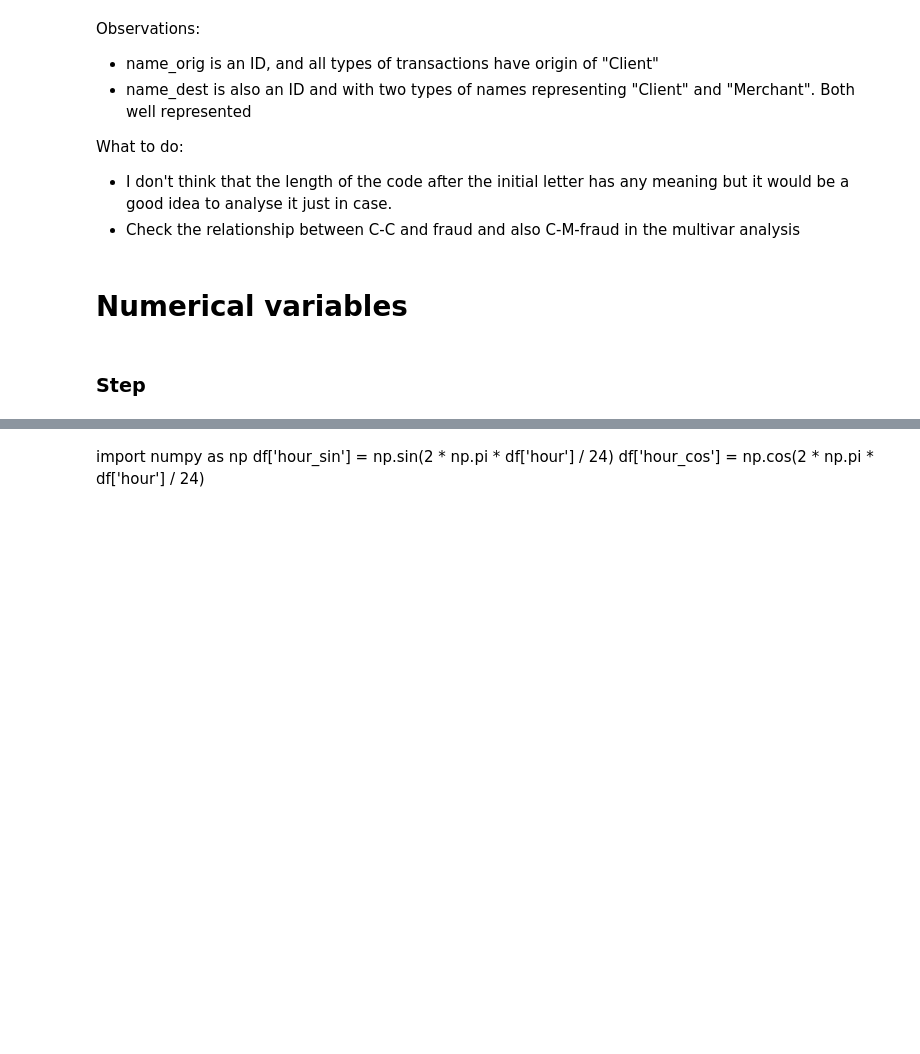
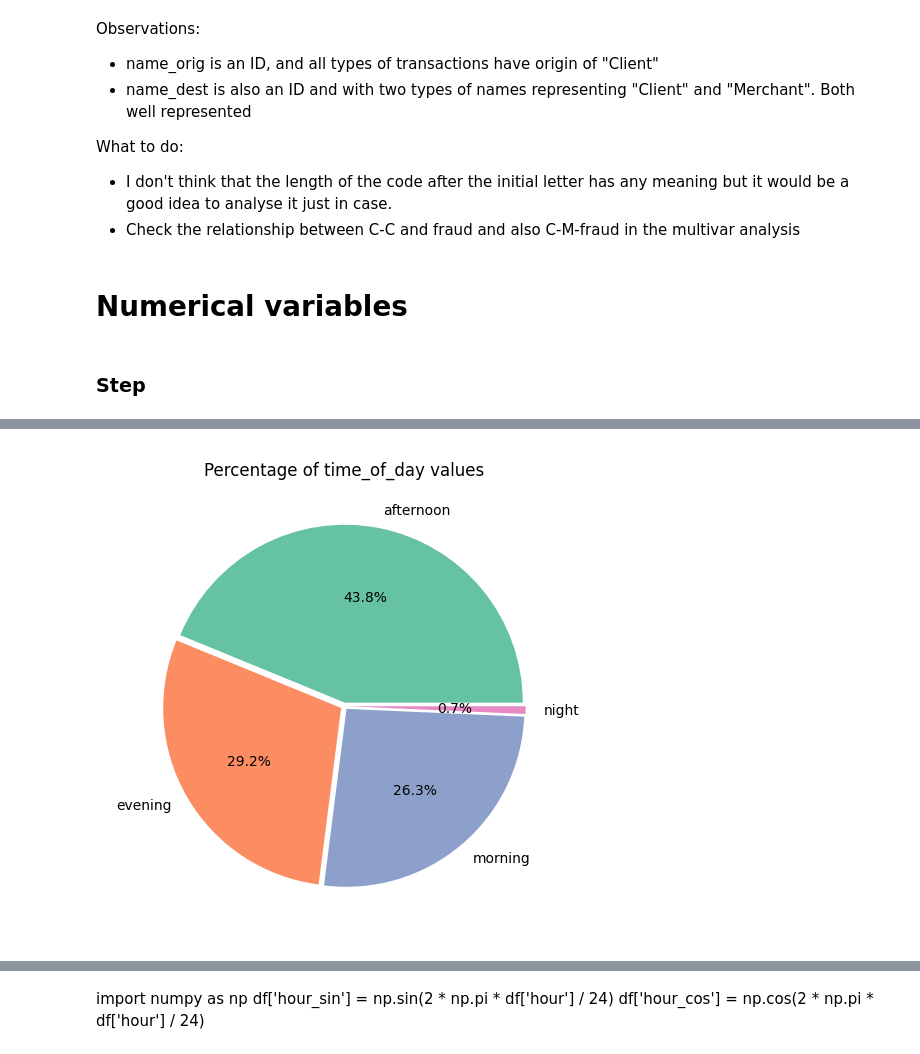
Before and after one commit to amaldu/fraud_detection, a Jupyter notebook: notebooks/01_univar_analysis.ipynb, the cells around one changed output, grey strips where cells are left out. Saved outputs shown, nothing was run; the diff lists cells and outputs as text; code cells hidden in the pictures; blank space fills up the shorter version.

```diff
--- a/notebooks/01_univar_analysis.ipynb
+++ b/notebooks/01_univar_analysis.ipynb
@@ -306,0 +425,4 @@ plt.show()
+# %%
+pie_plot(step_temp["time_of_day"])
+# %% [output]
+[figure, added]
```
Also changed, not shown: parts of 31 cells of this notebook.
